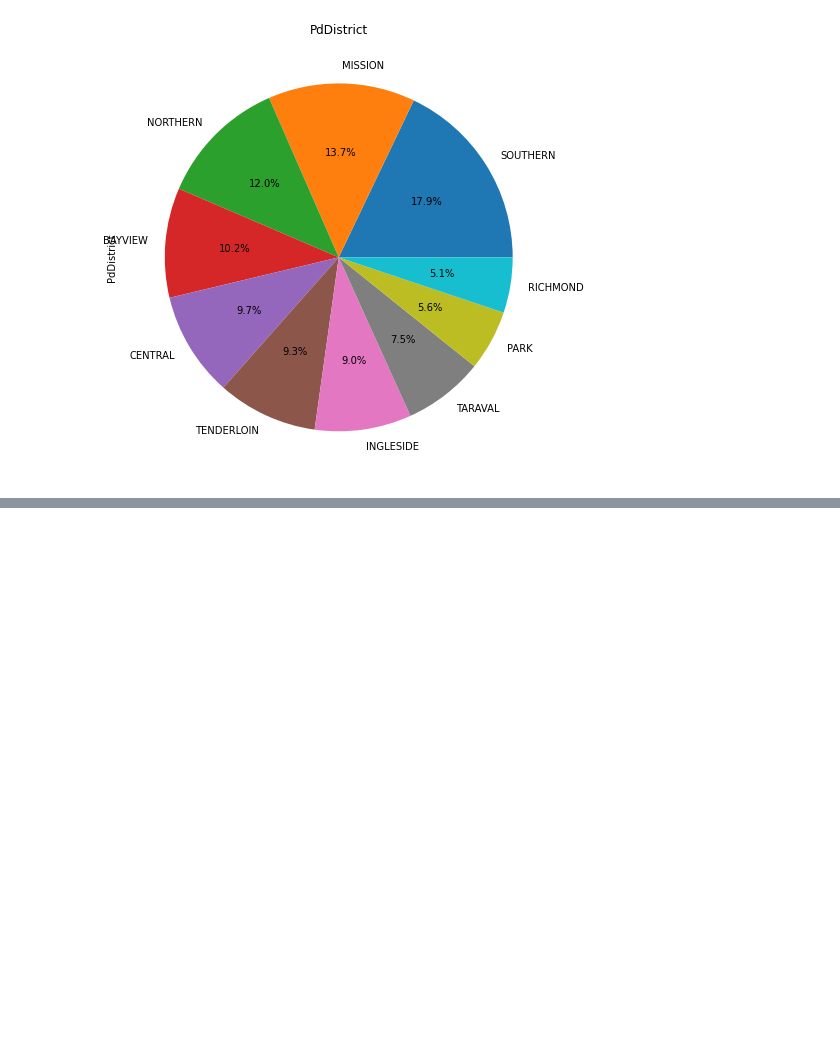
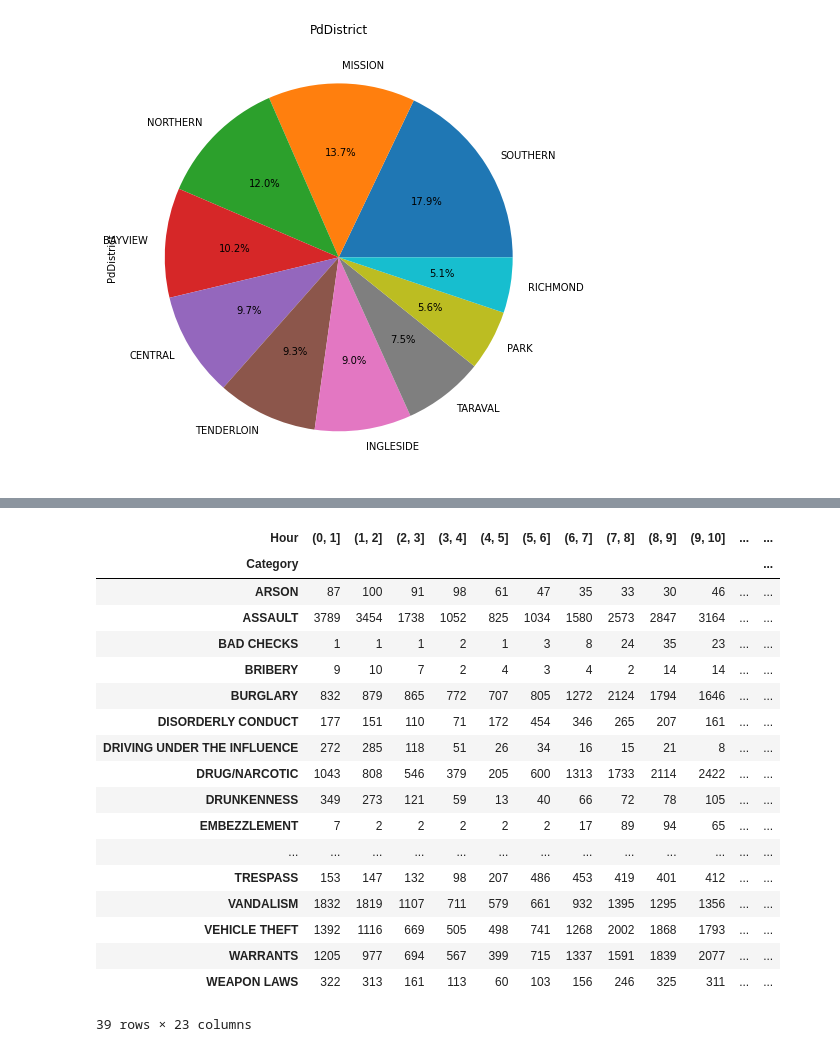
Before and after one commit to Pink-Raccoon/MLDM_KaggleProjekt, a Jupyter notebook: KaggleMiniprojekt.ipynb, the cells around one changed output, grey strips where cells are left out. Drawn from its saved outputs; the diff is of its cells as text; code cells hidden in the pictures; blank space fills up the shorter version.

```diff
--- a/KaggleMiniprojekt.ipynb
+++ b/KaggleMiniprojekt.ipynb
@@ -116,0 +115,25 @@ ValueError: ignored
+# %%
+#train_data.groupby('Category')['Hour'].value_counts()
+bins_stuff = [0,1,2,3,4,5,6,7,8,9,10,11,12,13,14,15,16,17,18,19,20,21,22,23]
+grps = train_data.groupby(['Category',pd.cut(train_data.Hour,bins_stuff)])
+grps.size().unstack()
+# %% [output]
+| Hour | (0, 1] | (1, 2] | (2, 3] | (3, 4] | (4, 5] | (5, 6] | (6, 7] | (7, 8] | (8, 9] | (9, 10] | ... | ... |
+| Category |  |  |  |  |  |  |  |  |  |  |  | ... |
+| ARSON | 87 | 100 | 91 | 98 | 61 | 47 | 35 | 33 | 30 | 46 | ... | ... |
+| ASSAULT | 3789 | 3454 | 1738 | 1052 | 825 | 1034 | 1580 | 2573 | 2847 | 3164 | ... | ... |
+| BAD CHECKS | 1 | 1 | 1 | 2 | 1 | 3 | 8 | 24 | 35 | 23 | ... | ... |
+| BRIBERY | 9 | 10 | 7 | 2 | 4 | 3 | 4 | 2 | 14 | 14 | ... | ... |
+| BURGLARY | 832 | 879 | 865 | 772 | 707 | 805 | 1272 | 2124 | 1794 | 1646 | ... | ... |
+| DISORDERLY CONDUCT | 177 | 151 | 110 | 71 | 172 | 454 | 346 | 265 | 207 | 161 | ... | ... |
+| DRIVING UNDER THE INFLUENCE | 272 | 285 | 118 | 51 | 26 | 34 | 16 | 15 | 21 | 8 | ... | ... |
+| DRUG/NARCOTIC | 1043 | 808 | 546 | 379 | 205 | 600 | 1313 | 1733 | 2114 | 2422 | ... | ... |
+| DRUNKENNESS | 349 | 273 | 121 | 59 | 13 | 40 | 66 | 72 | 78 | 105 | ... | ... |
+| EMBEZZLEMENT | 7 | 2 | 2 | 2 | 2 | 2 | 17 | 89 | 94 | 65 | ... | ... |
+| ... | ... | ... | ... | ... | ... | ... | ... | ... | ... | ... | ... | ... |
+| TRESPASS | 153 | 147 | 132 | 98 | 207 | 486 | 453 | 419 | 401 | 412 | ... | ... |
+| VANDALISM | 1832 | 1819 | 1107 | 711 | 579 | 661 | 932 | 1395 | 1295 | 1356 | ... | ... |
+| VEHICLE THEFT | 1392 | 1116 | 669 | 505 | 498 | 741 | 1268 | 2002 | 1868 | 1793 | ... | ... |
+| WARRANTS | 1205 | 977 | 694 | 567 | 399 | 715 | 1337 | 1591 | 1839 | 2077 | ... | ... |
+| WEAPON LAWS | 322 | 313 | 161 | 113 | 60 | 103 | 156 | 246 | 325 | 311 | ... | ... |
+39 rows × 23 columns
```
Also changed, not shown: parts of 4 cells of this notebook.
